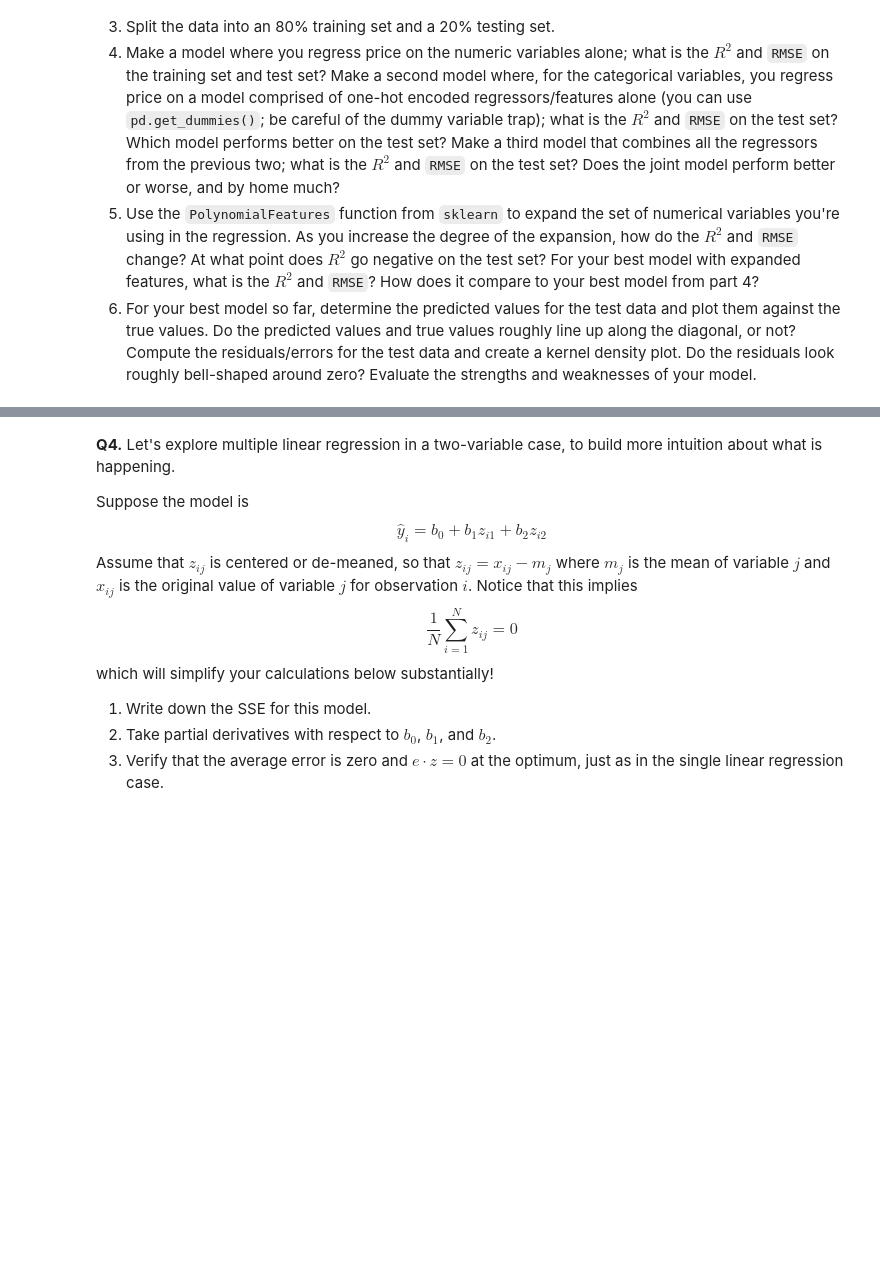
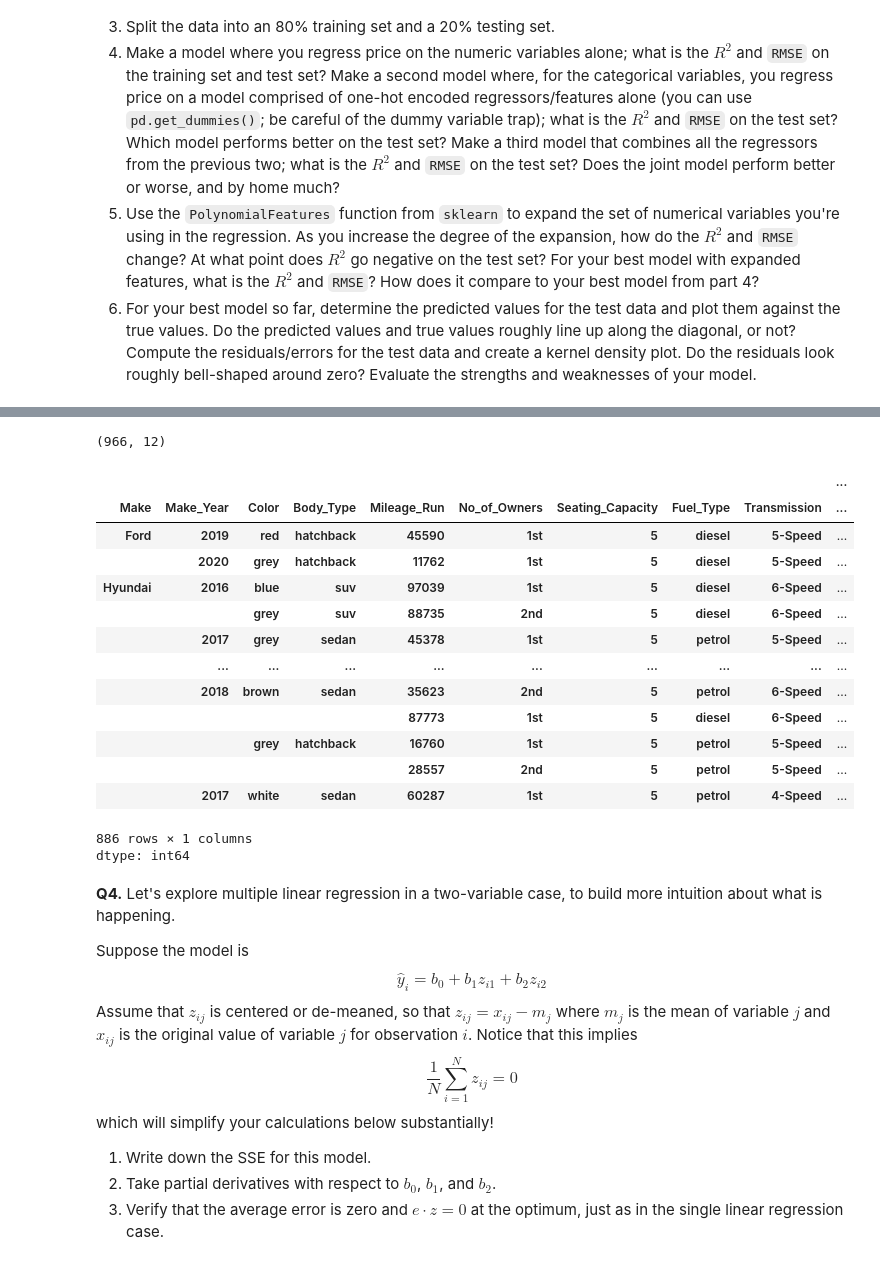
Before and after one commit to ananya-balach/linear_models, a Jupyter notebook: assignment/assignment.ipynb, the cells around one changed output, grey strips where cells are left out. Cells and saved outputs as stored; diff of their text form; code cells hidden in the pictures; blank space fills up the shorter version.

```diff
--- a/assignment/assignment.ipynb
+++ b/assignment/assignment.ipynb
@@ -52,3 +250,36 @@
+# %%
+#step 1 is cleaning
+import pandas as pd
+import numpy as np
+import seaborn as sns
+import matplotlib.pyplot as plt
+
+
+df = pd.read_csv("cars_hw.csv")
+df = df.drop(columns=["Unnamed: 0"])
+df["log_price"] = np.log(df["Price"])
+df = df[df["Price"] < df["Price"].quantile(0.99)]
+# %%
+df.head()
+print(df.shape)
+df.value_counts()
+# %% [output]
+(966, 12)
+|  |  |  |  |  |  |  |  |  | ... |
+| Make | Make_Year | Color | Body_Type | Mileage_Run | No_of_Owners | Seating_Capacity | Fuel_Type | Transmission | ... |
+| Ford | 2019 | red | hatchback | 45590 | 1st | 5 | diesel | 5-Speed | ... |
+|  | 2020 | grey | hatchback | 11762 | 1st | 5 | diesel | 5-Speed | ... |
+| Hyundai | 2016 | blue | suv | 97039 | 1st | 5 | diesel | 6-Speed | ... |
+|  |  | grey | suv | 88735 | 2nd | 5 | diesel | 6-Speed | ... |
+|  | 2017 | grey | sedan | 45378 | 1st | 5 | petrol | 5-Speed | ... |
+|  | ... | ... | ... | ... | ... | ... | ... | ... | ... |
+|  | 2018 | brown | sedan | 35623 | 2nd | 5 | petrol | 6-Speed | ... |
+|  |  |  |  | 87773 | 1st | 5 | diesel | 6-Speed | ... |
+|  |  | grey | hatchback | 16760 | 1st | 5 | petrol | 5-Speed | ... |
+|  |  |  |  | 28557 | 2nd | 5 | petrol | 5-Speed | ... |
+|  | 2017 | white | sedan | 60287 | 1st | 5 | petrol | 4-Speed | ... |
+886 rows × 1 columns
+dtype: int64
 # %% [markdown]
 **Q4.** Let's explore multiple linear regression in a two-variable case, to build more intuition about what is happening.
 
```
Also changed, not shown: parts of 17 cells of this notebook.
